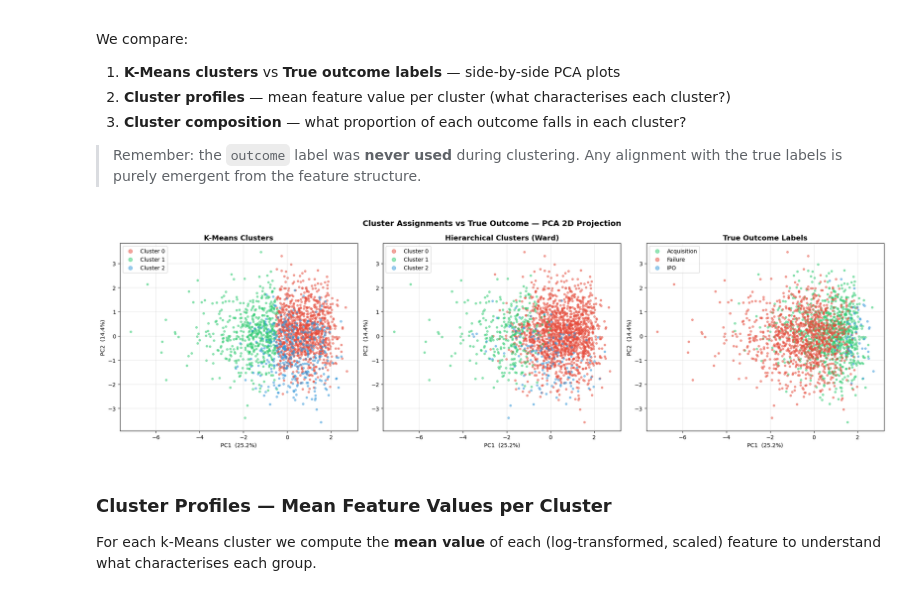
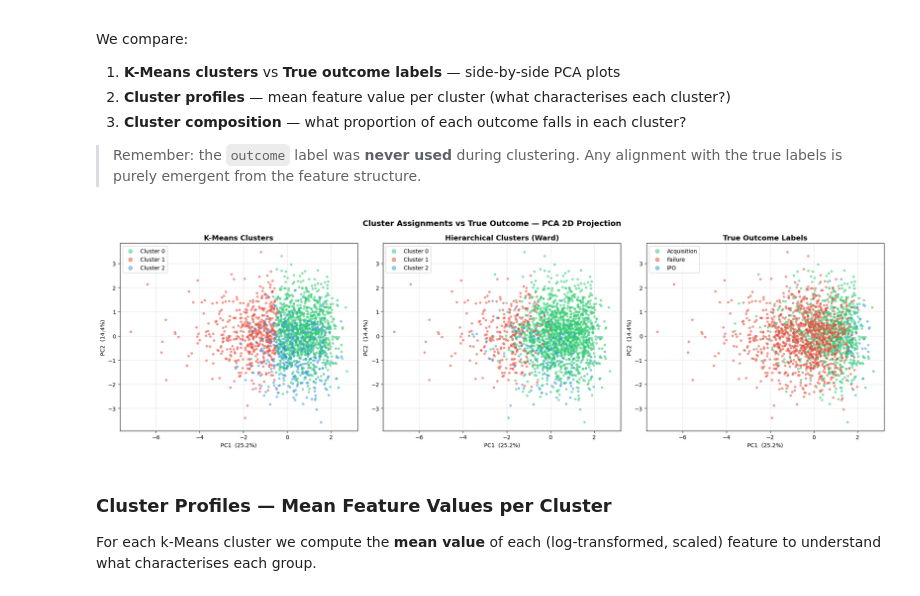
Before and after one commit to Clement-NI/Machine_learning_project_kaggle_start_up_success_data, a Jupyter notebook: scientificProject1/task.ipynb, the cells around one changed output. Drawn from its saved outputs; the diff is of its cells as text; code cells hidden in the pictures.

```diff
--- a/scientificProject1/task.ipynb
+++ b/scientificProject1/task.ipynb
@@ -1195,7 +1195,7 @@ for u, c in zip(unique, counts_km):
     print(f'  Cluster {u}: {c:,} ({c/len(cluster_labels_km)*100:.1f}%)')
 
 # ── Visualise in PCA 2D space ──────────────────────────────────────────────────
-colors_km = ['#e74c3c', '#2ecc71', '#3498db']
+colors_km = ['#2ecc71', '#e74c3c', '#3498db']
 fig, ax   = plt.subplots(figsize=(10, 7))
 
 for c, col in zip(range(OPTIMAL_K), colors_km):
@@ -1324,7 +1324,7 @@ for u, c in zip(unique_hc, counts_hc):
     print(f'  Cluster {u}: {c:,} ({c/len(cluster_labels_hc)*100:.1f}%)')
 
 # ── Visualise in PCA 2D space ──────────────────────────────────────────────────
-colors_hc = ['#e74c3c', '#2ecc71', '#3498db']
+colors_hc = ['#2ecc71', '#e74c3c', '#3498db']
 fig, ax   = plt.subplots(figsize=(10, 7))
 
 for c, col in zip(range(OPTIMAL_K), colors_hc):
@@ -1367,7 +1367,7 @@ true_outcomes  = y_hc                         # true labels on the subsample
 
 # Colour maps
 outcome_palette = {'Acquisition': '#2ecc71', 'Failure': '#e74c3c', 'IPO': '#3498db'}
-cluster_colors  = ['#e74c3c', '#2ecc71', '#3498db']
+cluster_colors  = ['#2ecc71', '#e74c3c', '#3498db']
 
 fig, axes = plt.subplots(1, 3, figsize=(20, 6))
 
@@ -1378,34 +1378,34 @@ for c, col in zip(range(OPTIMAL_K), cluster_colors):
                     color=col, alpha=0.5, s=12, label=f'Cluster {c}')
 axes[0].set_title('K-Means Clusters', fontsize=13, fontweight='bold')
 axes[0].legend(fontsize=10, markerscale=2)
 
 # ── Hierarchical ───────────────────────────────────────────────────────────────
 for c, col in zip(range(OPTIMAL_K), cluster_colors):
     mask = hc_labels_sub == c
     axes[1].scatter(X_hc_pca[mask, 0], X_hc_pca[mask, 1],
                     color=col, alpha=0.5, s=12, label=f'Cluster {c}')
 axes[1].set_title('Hierarchical Clusters (Ward)', fontsize=13, fontweight='bold')
 axes[1].legend(fontsize=10, markerscale=2)
 
 # ── True outcome labels ────────────────────────────────────────────────────────
 for outcome, col in outcome_palette.items():
     mask = true_outcomes == outcome
     axes[2].scatter(X_hc_pca[mask, 0], X_hc_pca[mask, 1],
                     color=col, alpha=0.5, s=12, label=outcome)
 axes[2].set_title('True Outcome Labels', fontsize=13, fontweight='bold')
 axes[2].legend(fontsize=10, markerscale=2)
 
 for ax in axes:
     ax.set_xlabel(f'PC1  ({pca2d.explained_variance_ratio_[0]*100:.1f}%)', fontsize=10)
     ax.set_ylabel(f'PC2  ({pca2d.explained_variance_ratio_[1]*100:.1f}%)', fontsize=10)
     ax.grid(alpha=0.3)
 
 plt.suptitle('Cluster Assignments vs True Outcome — PCA 2D Projection',
              fontsize=14, fontweight='bold')
 plt.tight_layout()
 plt.show()
 # %% [output]
-[figure, old version]
+[figure, new version]
 # %% [markdown]
 ### Cluster Profiles — Mean Feature Values per Cluster
 
```
Also changed, not shown: parts of 2 cells of this notebook.
